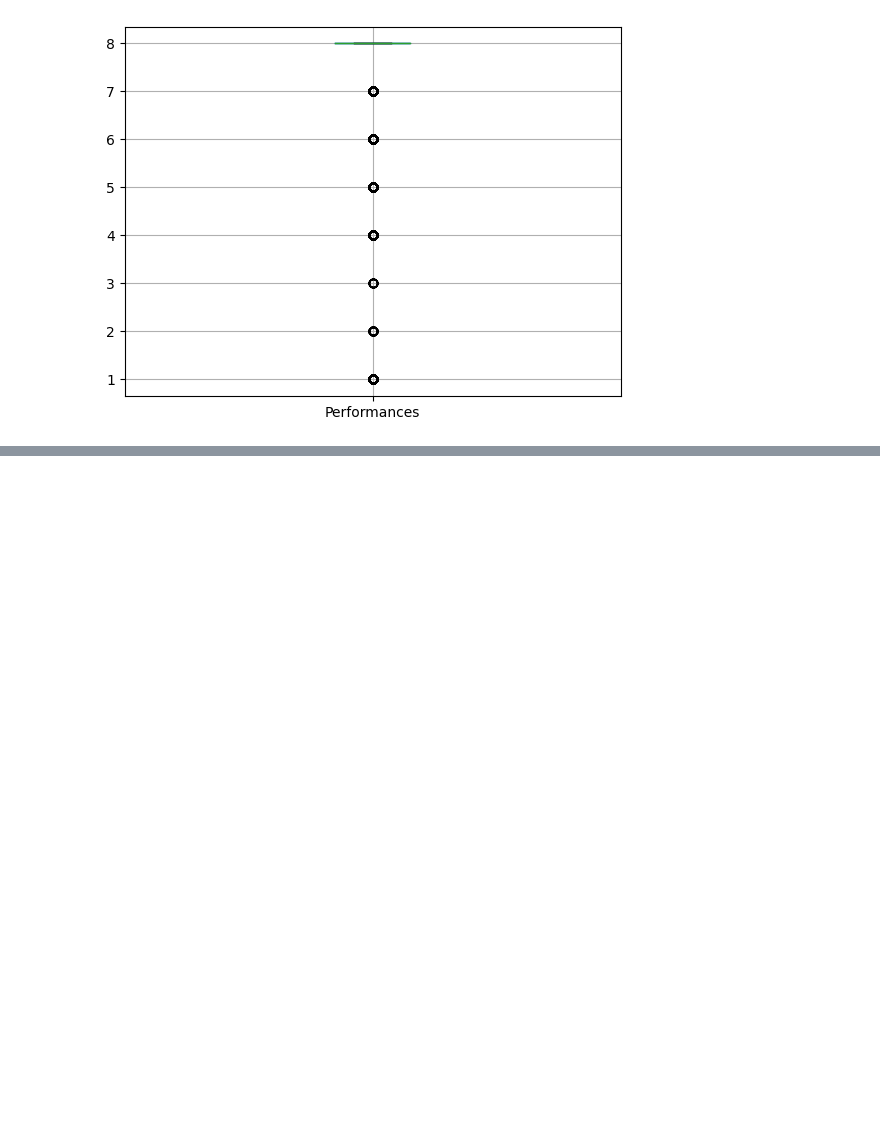
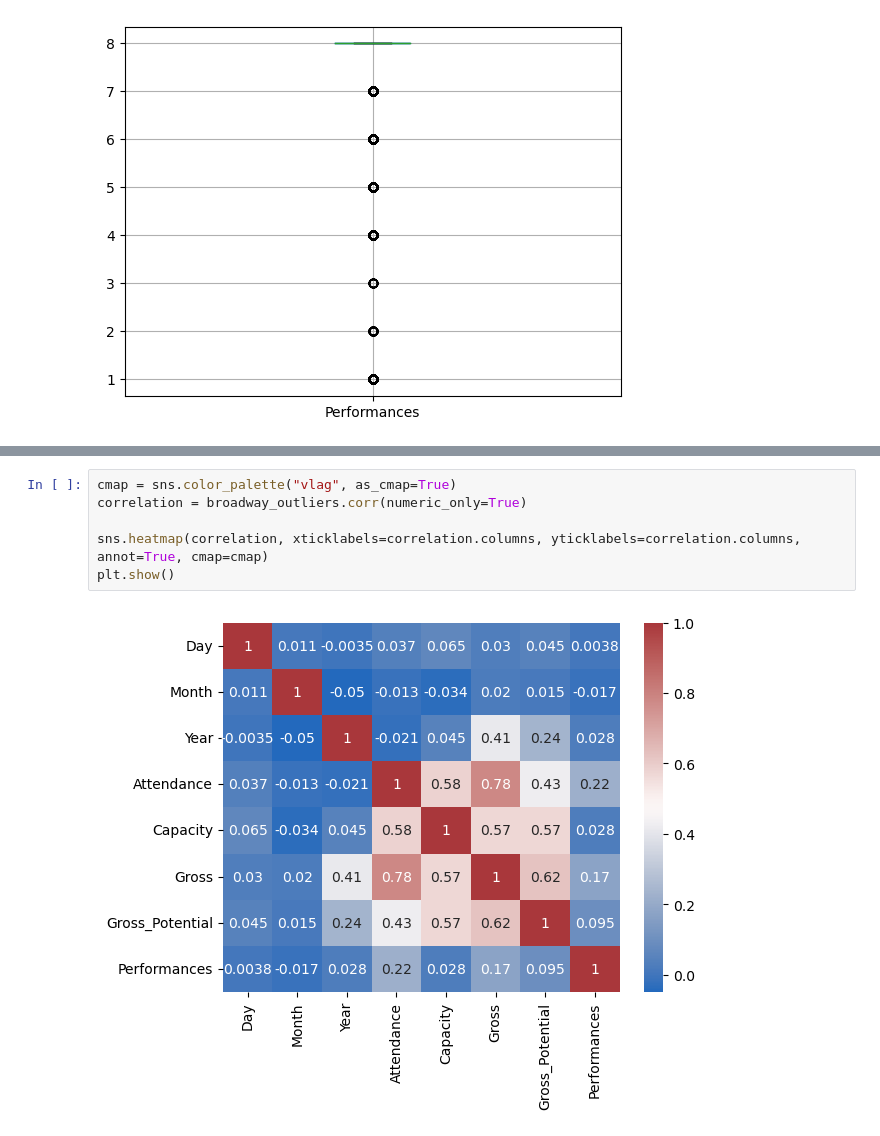
Before and after one commit to lwood7983/Final_Capstone_Project, a Jupyter notebook: Capstone_lwood.ipynb, the cells around one changed output, grey strips where cells are left out. Saved outputs shown, nothing was run; the diff lists cells and outputs as text; blank space fills up the shorter version.

```diff
--- a/Capstone_lwood.ipynb
+++ b/Capstone_lwood.ipynb
@@ -187,0 +198,8 @@ broadway_outliers.corr()
+# %%
+cmap = sns.color_palette("vlag", as_cmap=True)
+correlation = broadway_outliers.corr(numeric_only=True)
+
+sns.heatmap(correlation, xticklabels=correlation.columns, yticklabels=correlation.columns, annot=True, cmap=cmap)
+plt.show()
+# %% [output]
+[figure, added]
```
Also changed, not shown: parts of 12 cells of this notebook, 1 other file.
